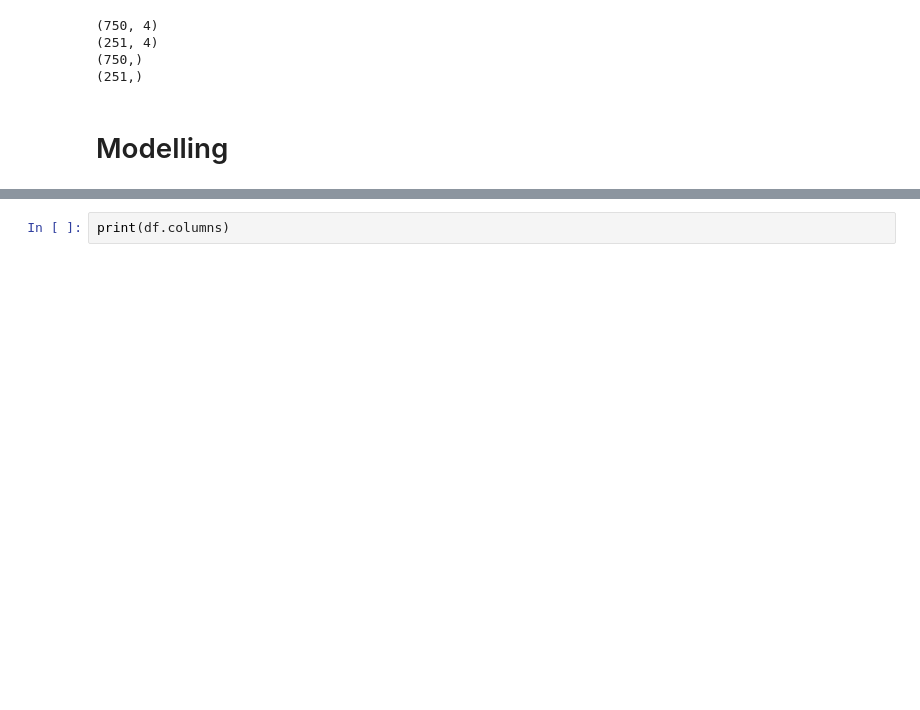
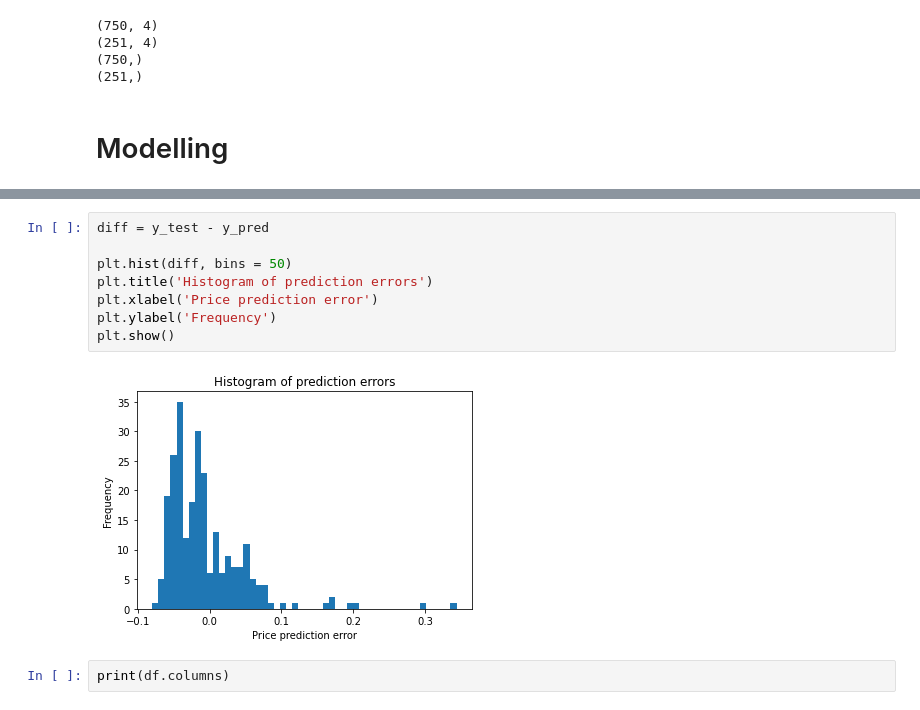
Before and after one commit to adhamerlangga/indonesia-house-price-prediction, a Jupyter notebook: house_price_prediction_with_linear_regression.ipynb, the cells around one changed output, grey strips where cells are left out. Cells and saved outputs as stored; diff of their text form; blank space fills up the shorter version.

```diff
--- a/house_price_prediction_with_linear_regression.ipynb
+++ b/house_price_prediction_with_linear_regression.ipynb
@@ -205,3 +242,13 @@ mean_absolute_error(y_pred, y_test)
+# %%
+diff = y_test - y_pred
+
+plt.hist(diff, bins = 50)
+plt.title('Histogram of prediction errors')
+plt.xlabel('Price prediction error')
+plt.ylabel('Frequency')
+plt.show()
+# %% [output]
+[figure, added]
 # %%
 print(df.columns)
 # %% [output]
```
Also changed, not shown: parts of 9 cells of this notebook.
